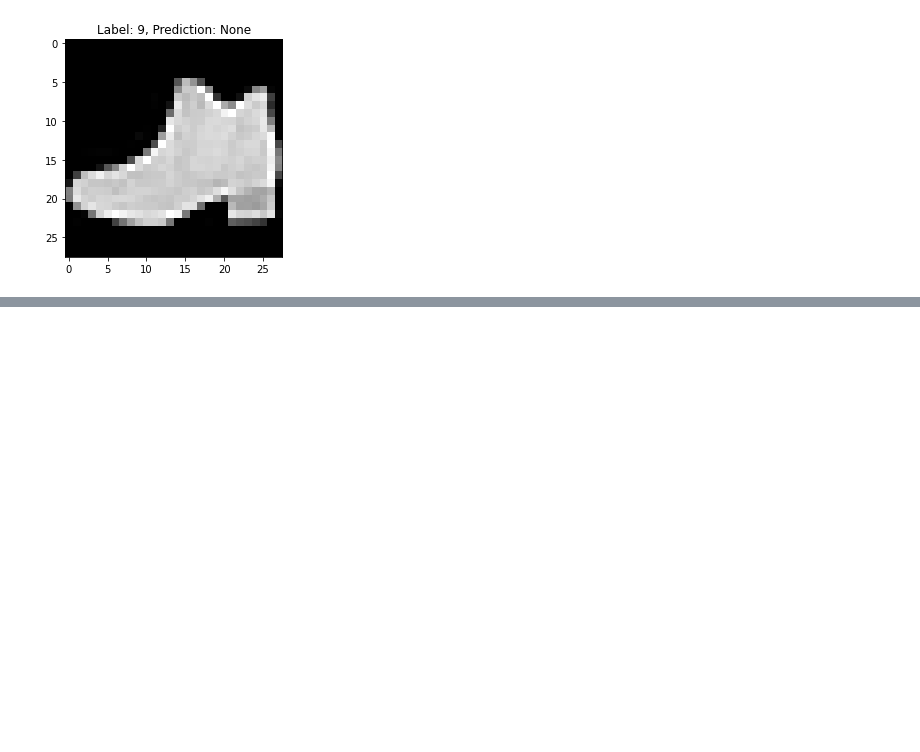
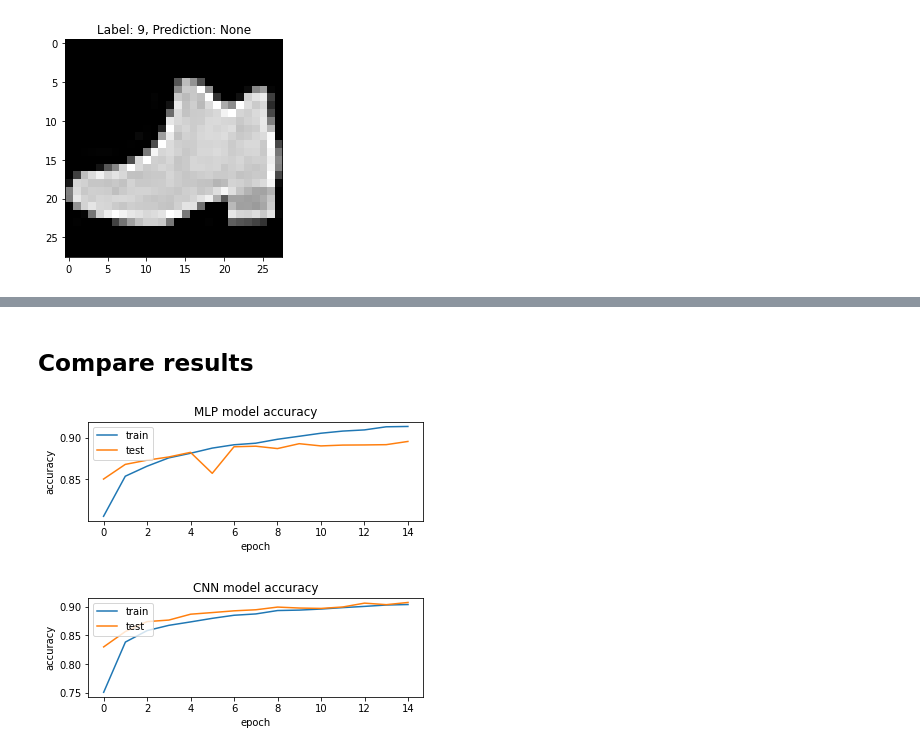
Before and after one commit to nashirj/mnist, a Jupyter notebook: fashion_mnist.ipynb, the cells around one changed output, grey strips where cells are left out. Saved outputs shown, nothing was run; the diff lists cells and outputs as text; code cells hidden in the pictures; blank space fills up the shorter version.

```diff
--- a/fashion_mnist.ipynb
+++ b/fashion_mnist.ipynb
@@ -194,0 +253,30 @@ for i, pred in enumerate(predictions):
+# %% [markdown]
+## Compare results
+# %%
+def plot_accuracy(history, model_name, accuracy='accuracy'):
+    # summarize history for accuracy
+    plt.plot(history.history[accuracy])
+    plt.plot(history.history[f'val_{accuracy}'])
+    plt.title(f'{model_name} model {accuracy}')
+    plt.ylabel(accuracy)
+    plt.xlabel('epoch')
+    plt.legend(['train', 'test'], loc='upper left')
+    plt.show()
+
+def plot_loss(history, model_name):
+    # summarize history for loss
+    plt.plot(history.history['loss'])
+    plt.plot(history.history['val_loss'])
+    plt.title(f'{model_name} model loss')
+    plt.ylabel('loss')
+    plt.xlabel('epoch')
+    plt.legend(['train', 'test'], loc='upper left')
+    plt.show()
+# %%
+plt.subplot(2,1,1)
+plot_accuracy(seq_hist, 'MLP')
+plt.subplot(2,1,2)
+plot_accuracy(conv_hist, 'CNN')
+# %% [output]
+[figure, added]
+[figure, added]
```
Also changed, not shown: parts of 21 cells of this notebook, 1 other file.
